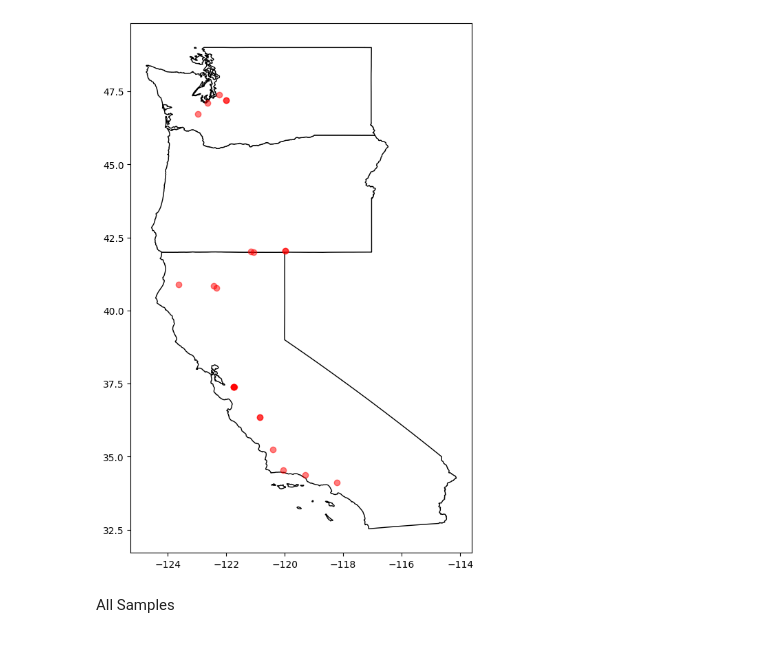
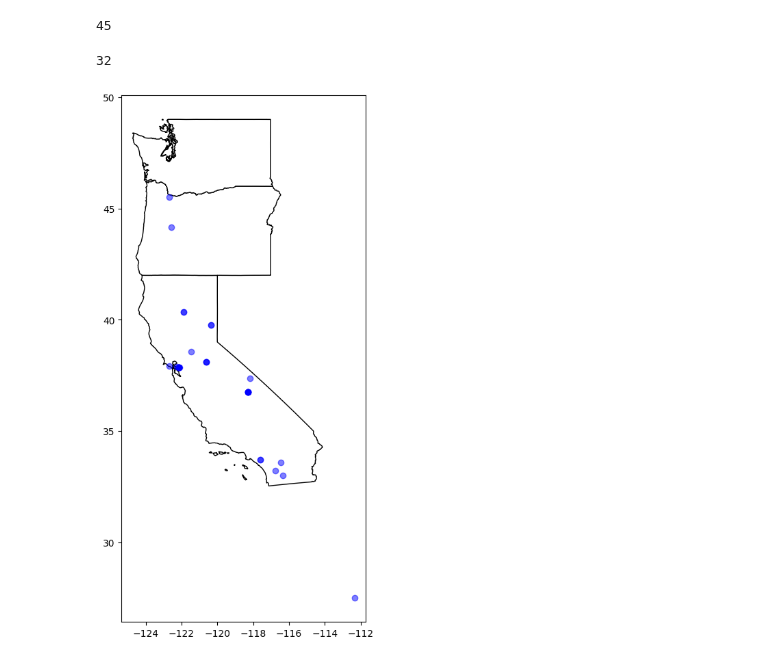
Before and after one commit to ljvossler/CAScrubJays-WNV, a Jupyter notebook: sample_info/sample_data_parsing.ipynb, the cells around one changed output. Cells and saved outputs as stored; diff of their text form; code cells hidden in the pictures.

Commit message:
cleaning up repo. Info updates and data-cleaning specifically for sample data

```diff
--- a/sample_info/sample_data_parsing.ipynb
+++ b/sample_info/sample_data_parsing.ipynb
@@ -169,0 +168,4 @@ Pre WNV
+# %%
+pre_df.reset_index(inplace=True)
+# %%
+pre_df.drop(columns=['index'], inplace=True)
@@ -176,6 +191,34 @@ Post WNV
+# %%
+drop_lst = [
+    'UWBM_46815',
+    'UWBM_46835',
+    'UWBM_46838',
+    'UWBM_46842',
+    'UWBM_47967',
+    'UWBM_51050',
+    'UWBM_58204',
+    'UWBM_58205',
+    'LACM_104982',
+    'LACM_107754',
+    'LACM_104980',
+    'LACM_104981',
+    'UWBM_47940'
+]
+# %%
+pre_df_copy = pre_df.copy()
+
+for row in pre_df_copy.index:
+    if pre_df_copy.loc[row, 'institution_code'] in drop_lst:
+        pre_df_copy.drop(row, inplace=True)
+# %%
+len(pre_df.index)
+# %% [output]
+45
+# %%
+len(pre_df_copy.index)
+# %% [output]
+32
 # %%
-plot_coord_points(coastal_states_co, coastal_states, post_df, 'red')
+plot_coord_points(coastal_states_co, coastal_states, pre_df_copy, 'blue')
 # %% [output]
-[figure, old version]
+[figure, new version]
-# %% [markdown]
-All Samples
```
Also changed, not shown: parts of 39 cells of this notebook, 3 other files.
